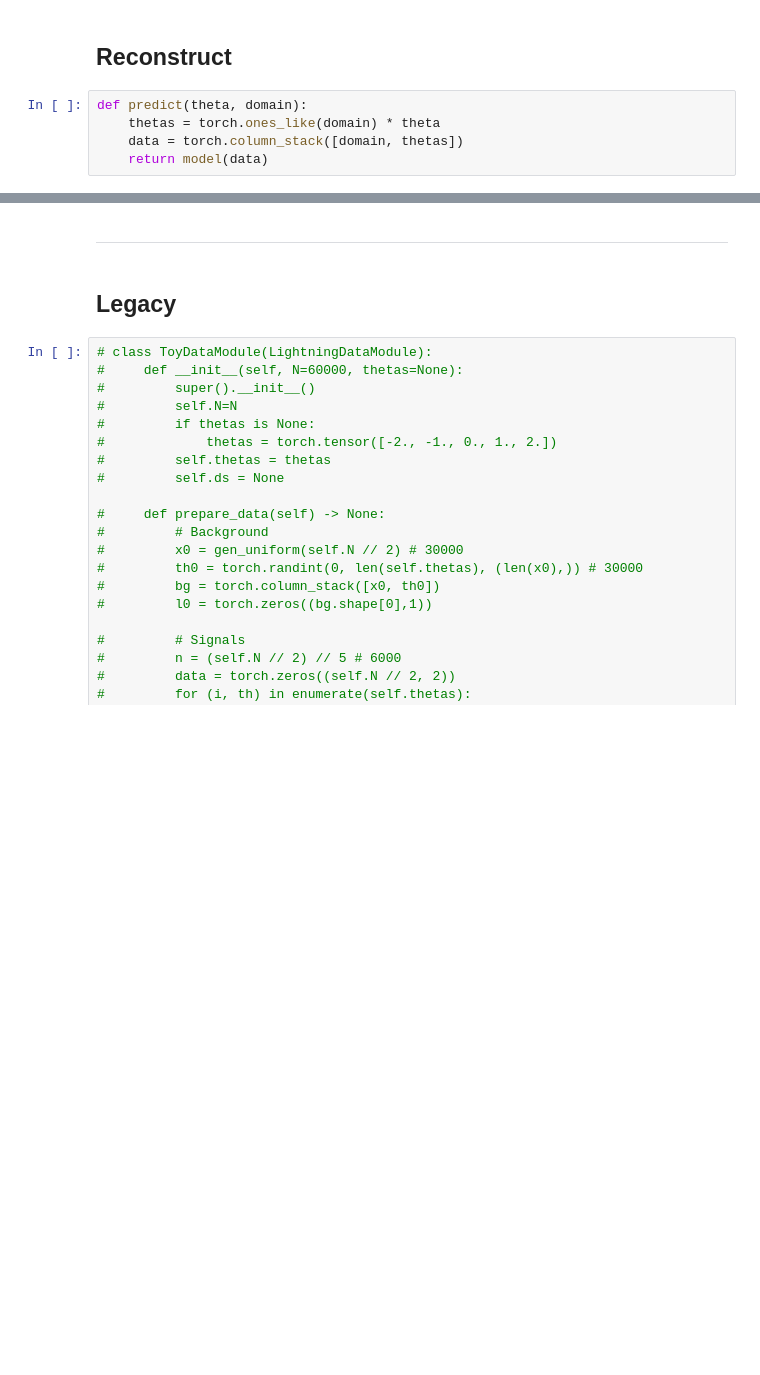
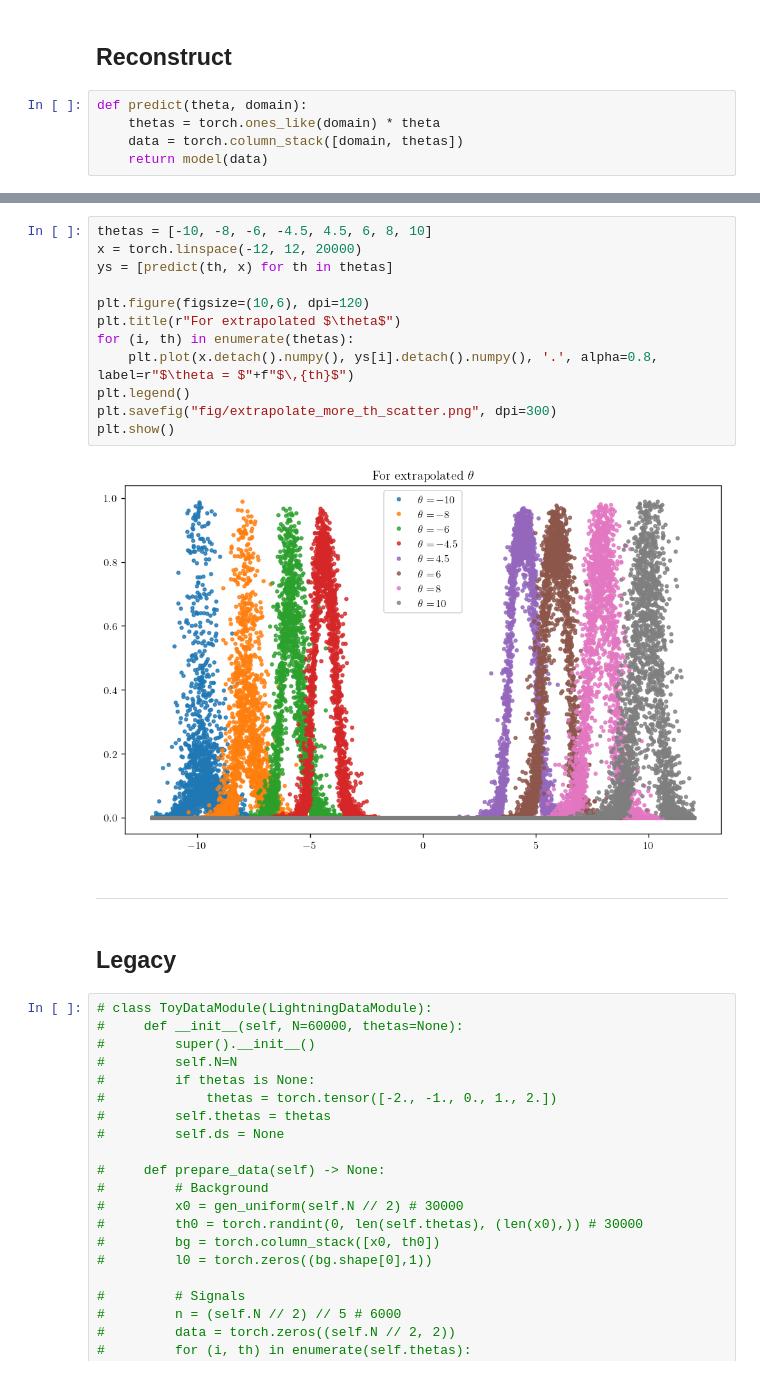
Before and after one commit to Axect/PML, a Jupyter notebook: ToyModel.ipynb, the cells around one changed output, grey strips where cells are left out. Saved outputs shown, nothing was run; the diff lists cells and outputs as text; blank space fills up the shorter version.

```diff
--- a/ToyModel.ipynb
+++ b/ToyModel.ipynb
@@ -245,3 +264,17 @@ plt.show()
+# %%
+thetas = [-10, -8, -6, -4.5, 4.5, 6, 8, 10]
+x = torch.linspace(-12, 12, 20000)
+ys = [predict(th, x) for th in thetas]
+
+plt.figure(figsize=(10,6), dpi=120)
+plt.title(r"For extrapolated $\theta$")
+for (i, th) in enumerate(thetas):
+    plt.plot(x.detach().numpy(), ys[i].detach().numpy(), '.', alpha=0.8, label=r"$\theta = $"+f"$\,{th}$")
+plt.legend()
+plt.savefig("fig/extrapolate_more_th_scatter.png", dpi=300)
+plt.show()
+# %% [output]
+[figure, added]
 # %% [markdown]
 --------------
 # %% [markdown]
```
Also changed, not shown: parts of 8 cells of this notebook, 2 other files.
